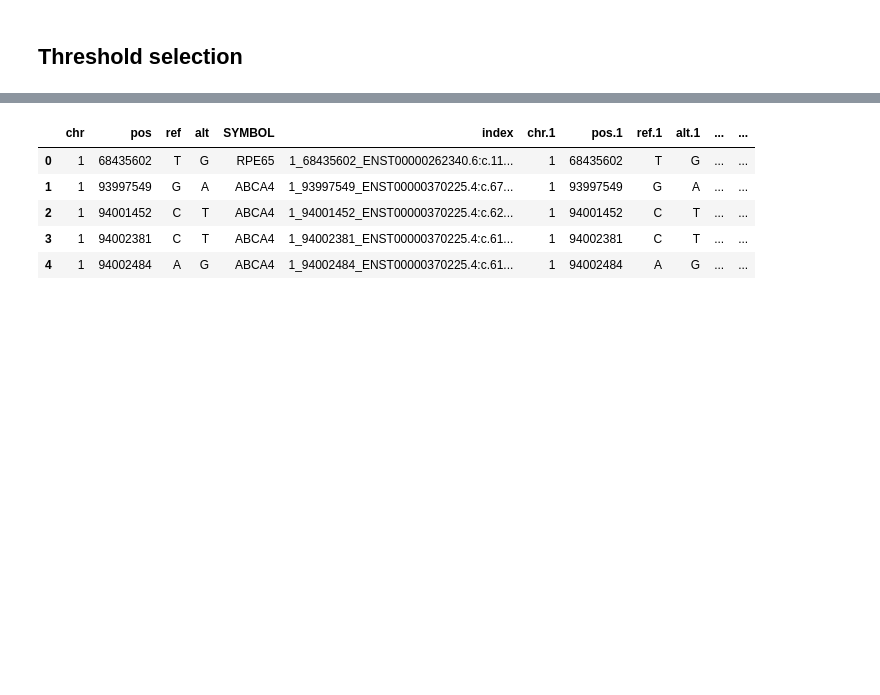
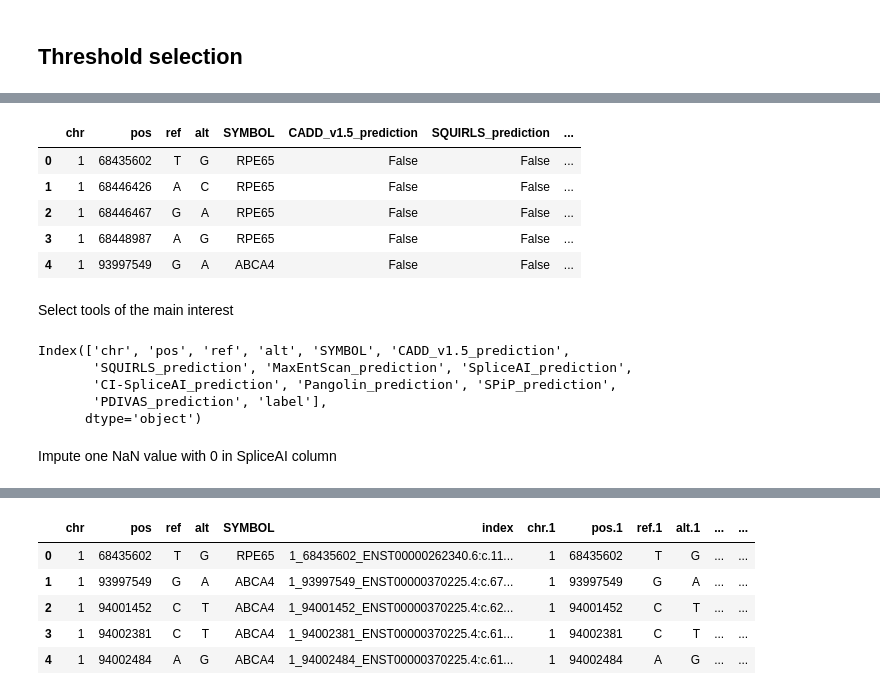
Before and after one commit to EkaterinShitik/IRD_prediction_assessment, a Jupyter notebook: Data_analysis.ipynb, the cells around one changed output, grey strips where cells are left out. Cells and saved outputs as stored; diff of their text form; code cells hidden in the pictures; blank space fills up the shorter version.

```diff
--- a/Data_analysis.ipynb
+++ b/Data_analysis.ipynb
@@ -18,0 +54,19 @@ To select optimal thresholds we analize two datasets that contain:
+# %%
+conv_res_103.head()
+# %% [output]
+|  | chr | pos | ref | alt | SYMBOL | CADD_v1.5_prediction | SQUIRLS_prediction | ... |
+| 0 | 1 | 68435602 | T | G | RPE65 | False | False | ... |
+| 1 | 1 | 68446426 | A | C | RPE65 | False | False | ... |
+| 2 | 1 | 68446467 | G | A | RPE65 | False | False | ... |
+| 3 | 1 | 68448987 | A | G | RPE65 | False | False | ... |
+| 4 | 1 | 93997549 | G | A | ABCA4 | False | False | ... |
+# %% [markdown]
+Select tools of the main interest
+# %%
+conv_res_54.columns
+# %% [output]
+Index(['chr', 'pos', 'ref', 'alt', 'SYMBOL', 'CADD_v1.5_prediction',
+       'SQUIRLS_prediction', 'MaxEntScan_prediction', 'SpliceAI_prediction',
+       'CI-SpliceAI_prediction', 'Pangolin_prediction', 'SPiP_prediction',
+       'PDIVAS_prediction', 'label'],
+      dtype='object')
@@ -18,0 +87,2 @@ To select optimal thresholds we analize two datasets that contain:
+# %% [markdown]
+Impute one NaN value with 0 in SpliceAI column
```
Also changed, not shown: parts of 23 cells of this notebook.
